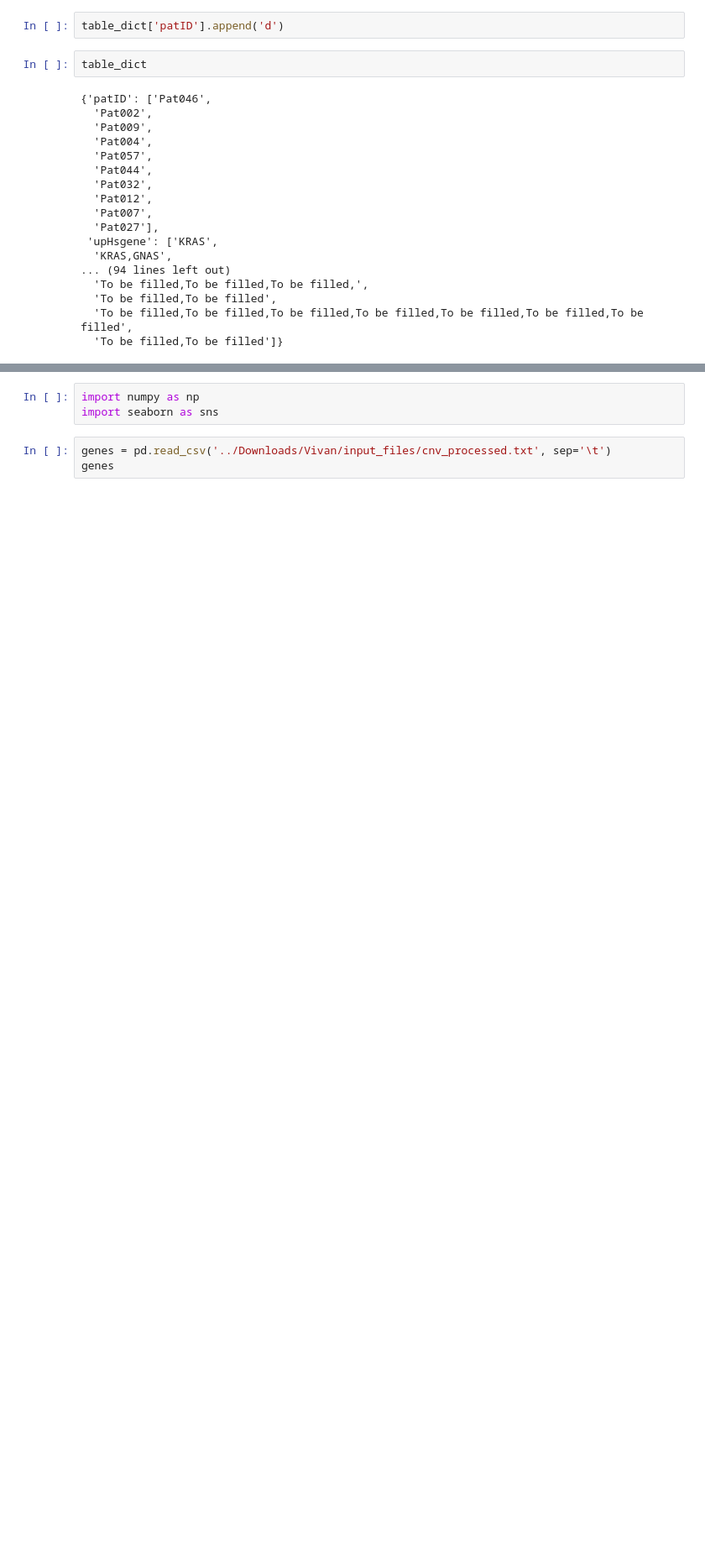
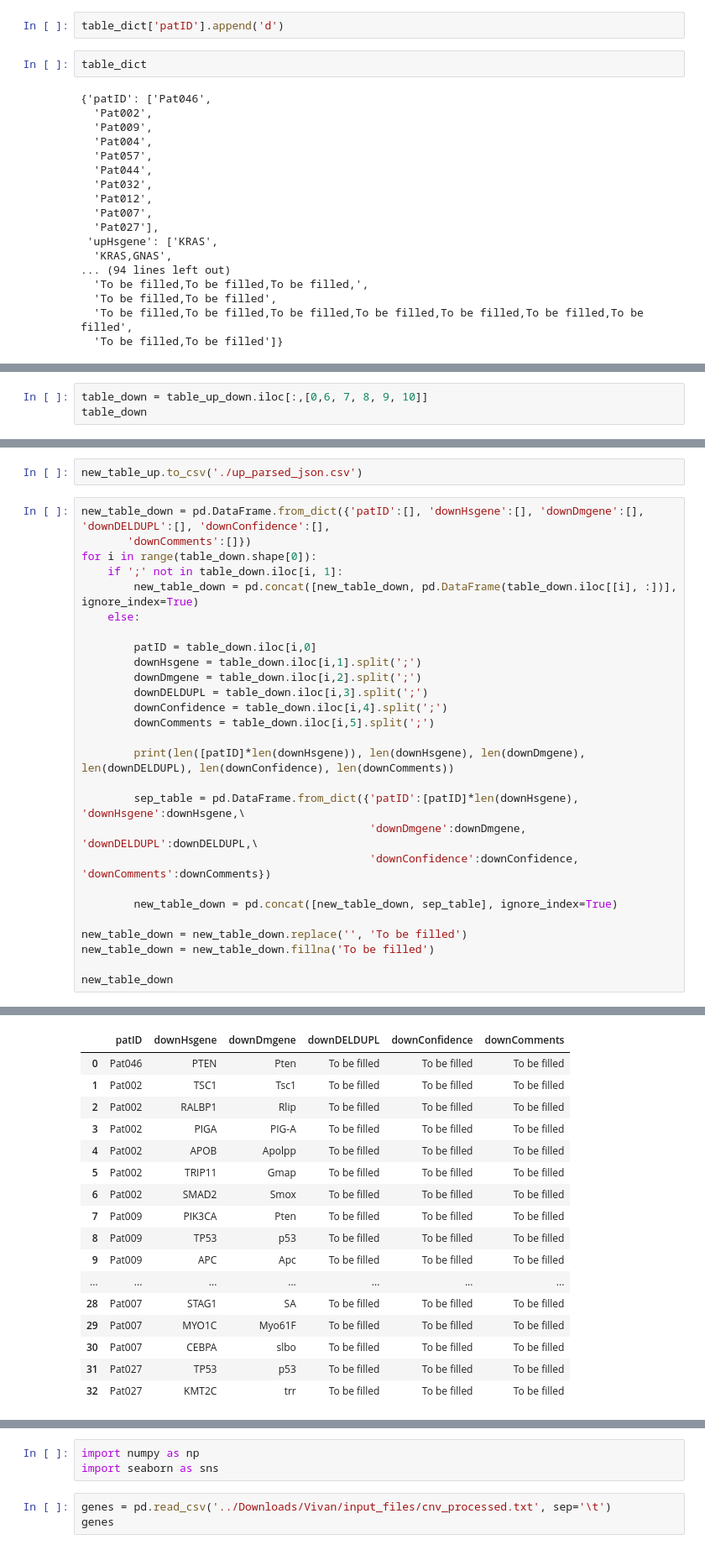
Before and after one commit to OlgaGaGaga/VivanChallenge, a Jupyter notebook: LookOnData.ipynb, the cells around one changed output, grey strips where cells are left out. Shown at 84% size. Saved outputs shown, nothing was run; the diff lists cells and outputs as text; blank space fills up the shorter version.

```diff
--- a/LookOnData.ipynb
+++ b/LookOnData.ipynb
@@ -166,0 +197,3 @@ table.to_csv('../Downloads/Vivan/parsed_json.csv')
+# %%
+table_down = table_up_down.iloc[:,[0,6, 7, 8, 9, 10]]
+table_down
@@ -166,0 +270,30 @@ table.to_csv('../Downloads/Vivan/parsed_json.csv')
+# %%
+new_table_up.to_csv('./up_parsed_json.csv')
+# %%
+new_table_down = pd.DataFrame.from_dict({'patID':[], 'downHsgene':[], 'downDmgene':[], 'downDELDUPL':[], 'downConfidence':[],
+       'downComments':[]})
+for i in range(table_down.shape[0]):
+    if ';' not in table_down.iloc[i, 1]:
+        new_table_down = pd.concat([new_table_down, pd.DataFrame(table_down.iloc[[i], :])], ignore_index=True)
+    else:
+
+        patID = table_down.iloc[i,0]
+        downHsgene = table_down.iloc[i,1].split(';')
+        downDmgene = table_down.iloc[i,2].split(';')
+        downDELDUPL = table_down.iloc[i,3].split(';')
+        downConfidence = table_down.iloc[i,4].split(';')
+        downComments = table_down.iloc[i,5].split(';')
+
+        print(len([patID]*len(downHsgene)), len(downHsgene), len(downDmgene), len(downDELDUPL), len(downConfidence), len(downComments))
+
+        sep_table = pd.DataFrame.from_dict({'patID':[patID]*len(downHsgene), 'downHsgene':downHsgene,\
+                                            'downDmgene':downDmgene, 'downDELDUPL':downDELDUPL,\
+                                            'downConfidence':downConfidence, 'downComments':downComments})
+
+        new_table_down = pd.concat([new_table_down, sep_table], ignore_index=True)
+
+new_table_down = new_table_down.replace('', 'To be filled')
+new_table_down = new_table_down.fillna('To be filled')
+
+new_table_down
+# %% [output]
@@ -166,0 +308,17 @@ table.to_csv('../Downloads/Vivan/parsed_json.csv')
+|  | patID | downHsgene | downDmgene | downDELDUPL | downConfidence | downComments |
+| 0 | Pat046 | PTEN | Pten | To be filled | To be filled | To be filled |
+| 1 | Pat002 | TSC1 | Tsc1 | To be filled | To be filled | To be filled |
+| 2 | Pat002 | RALBP1 | Rlip | To be filled | To be filled | To be filled |
+| 3 | Pat002 | PIGA | PIG-A | To be filled | To be filled | To be filled |
+| 4 | Pat002 | APOB | Apolpp | To be filled | To be filled | To be filled |
+| 5 | Pat002 | TRIP11 | Gmap | To be filled | To be filled | To be filled |
+| 6 | Pat002 | SMAD2 | Smox | To be filled | To be filled | To be filled |
+| 7 | Pat009 | PIK3CA | Pten | To be filled | To be filled | To be filled |
+| 8 | Pat009 | TP53 | p53 | To be filled | To be filled | To be filled |
+| 9 | Pat009 | APC | Apc | To be filled | To be filled | To be filled |
+| ... | ... | ... | ... | ... | ... | ... |
+| 28 | Pat007 | STAG1 | SA | To be filled | To be filled | To be filled |
+| 29 | Pat007 | MYO1C | Myo61F | To be filled | To be filled | To be filled |
+| 30 | Pat007 | CEBPA | slbo | To be filled | To be filled | To be filled |
+| 31 | Pat027 | TP53 | p53 | To be filled | To be filled | To be filled |
+| 32 | Pat027 | KMT2C | trr | To be filled | To be filled | To be filled |
```
Also changed, not shown: parts of 10 cells of this notebook, 4 other files.
